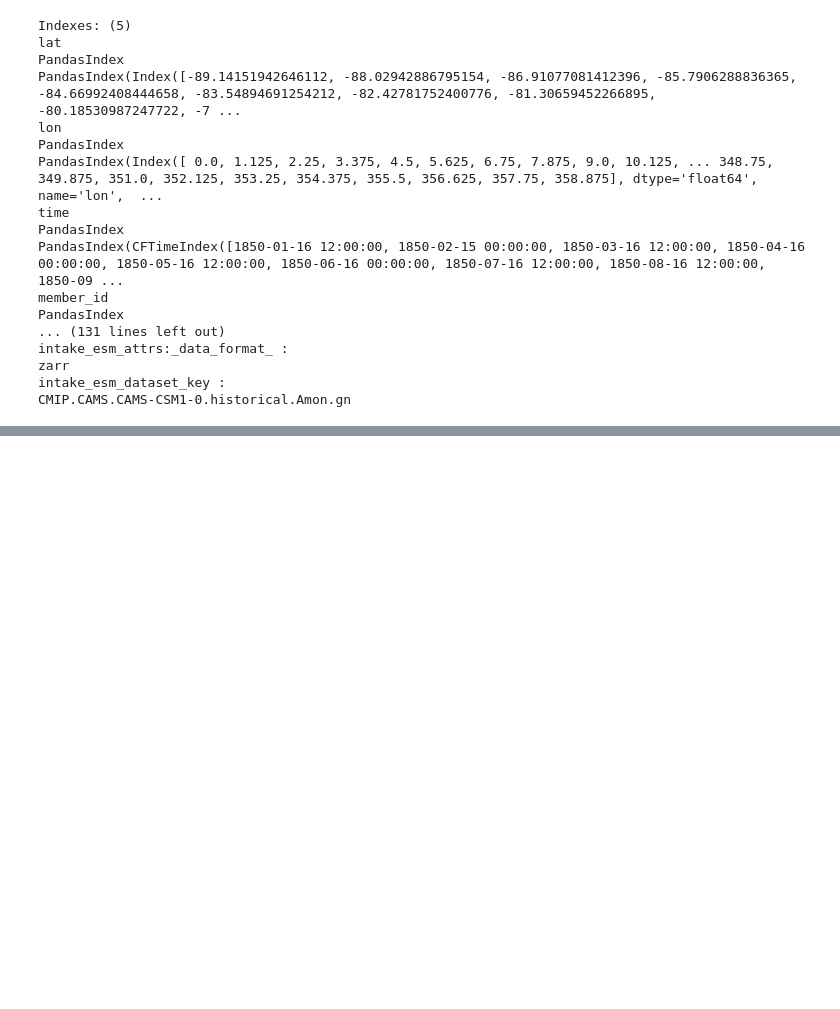
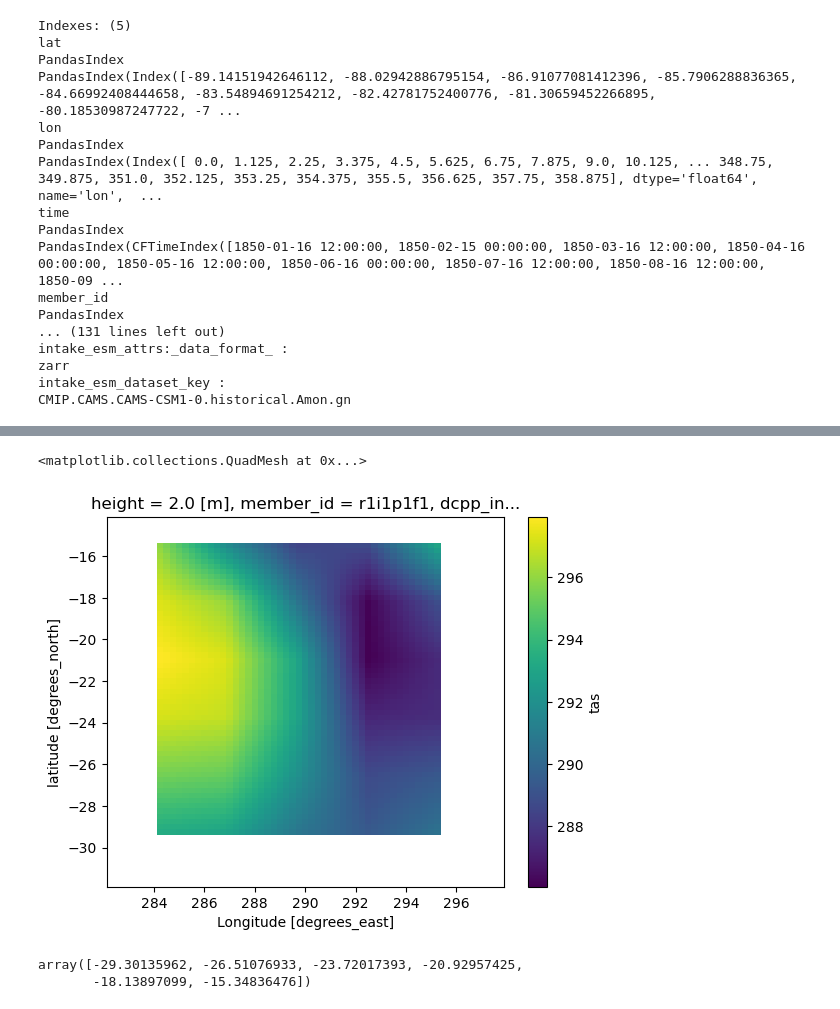
Before and after one commit to cc11223344556677/Computational-Meteorology-Exercises, a Jupyter notebook: project_simon.ipynb, the cells around one changed output, grey strips where cells are left out. Saved outputs shown, nothing was run; the diff lists cells and outputs as text; code cells hidden in the pictures; blank space fills up the shorter version.

```diff
--- a/project_simon.ipynb
+++ b/project_simon.ipynb
@@ -246,0 +366,5 @@ array([-89.14151943, -88.02942887, -86.91077081, -85.79062888,
+# %%
+a.interp(lat=lat_vals,lon=long_vals,method="linear").plot()
+# %% [output]
+<matplotlib.collections.QuadMesh at 0x...>
+[figure, added]
@@ -246,0 +374,5 @@ array([-89.14151943, -88.02942887, -86.91077081, -85.79062888,
+# %%
+d_lat_vals
+# %% [output]
+array([-29.30135962, -26.51076933, -23.72017393, -20.92957425,
+       -18.13897099, -15.34836476])
```
Also changed, not shown: parts of 19 cells of this notebook, 1 other file.
